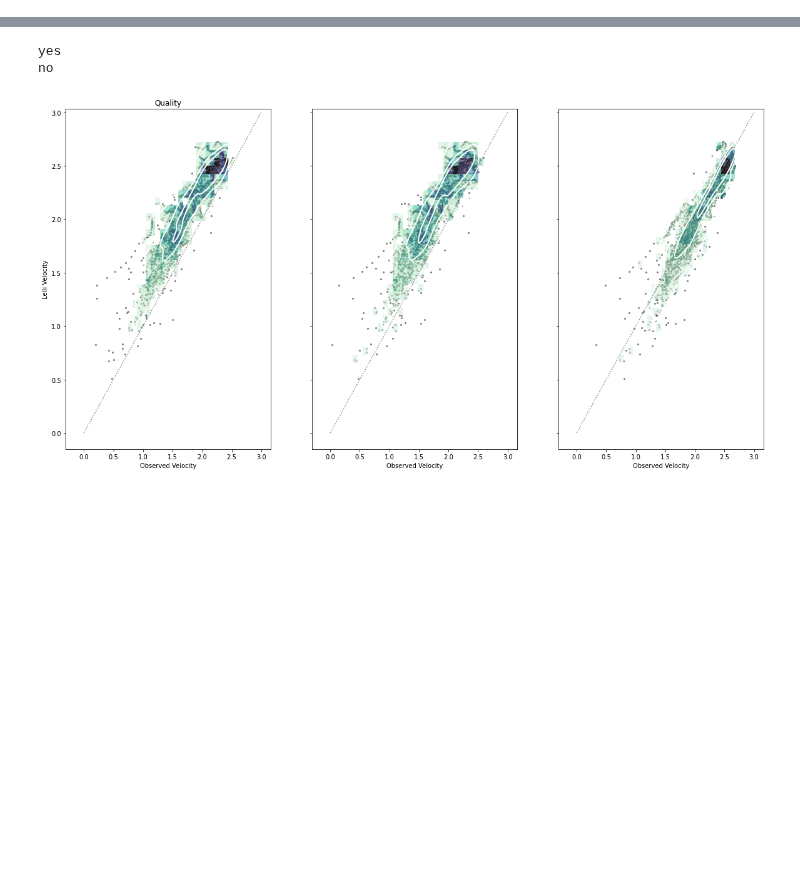
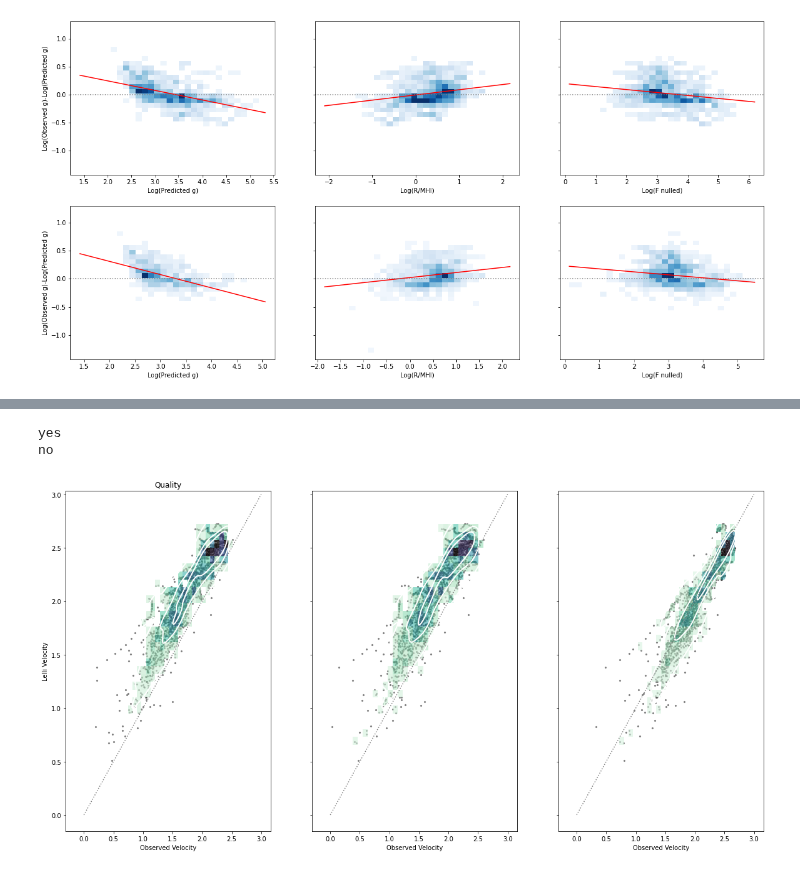
Before and after one commit to timjdavey/galactus, a Jupyter notebook: notebooks/MCMC galaxy.ipynb, the cells around one changed output, grey strips where cells are left out. Drawn from its saved outputs; the diff is of its cells as text; code cells hidden in the pictures; blank space fills up the shorter version.

```diff
--- a/notebooks/MCMC galaxy.ipynb
+++ b/notebooks/MCMC galaxy.ipynb
@@ -51,2 +51,6 @@ aa.Result(fast=True)
+# %%
+aa.result.plot_residuals(iden='P')
+# %% [output]
+[figure, added]
 # %%
 # {'gamma': array(46.90412017), 'alpha': array(0.38686575)}
```
Also changed, not shown: parts of 18 cells of this notebook, 8 other files.
